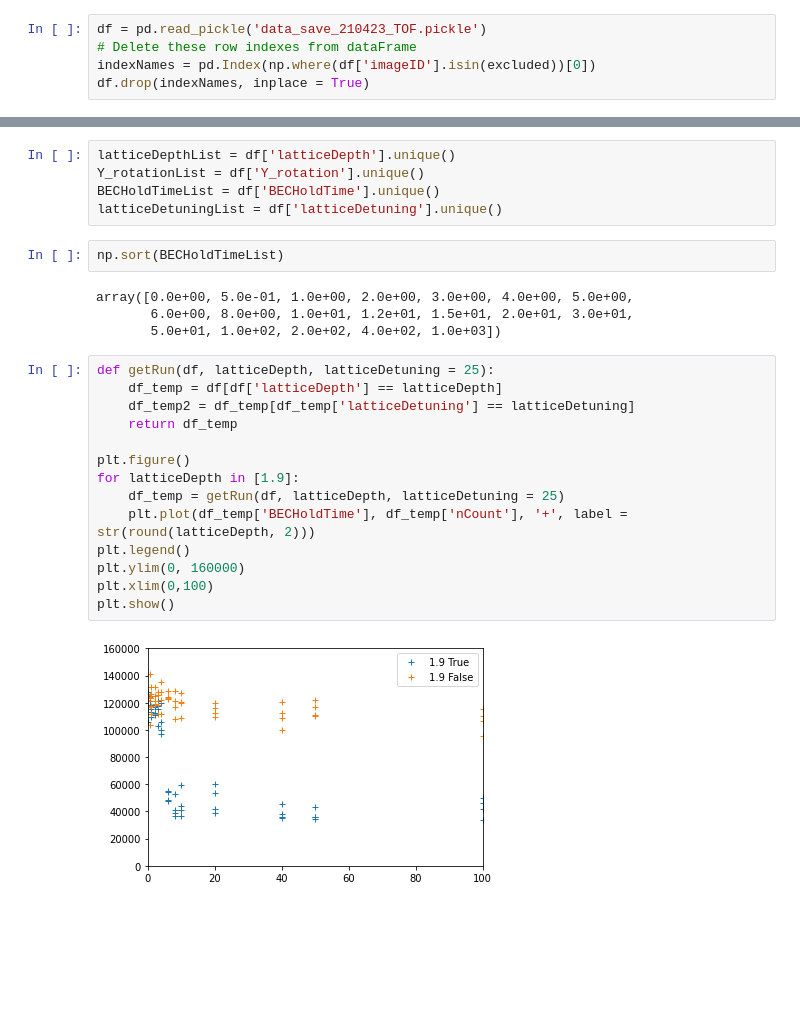
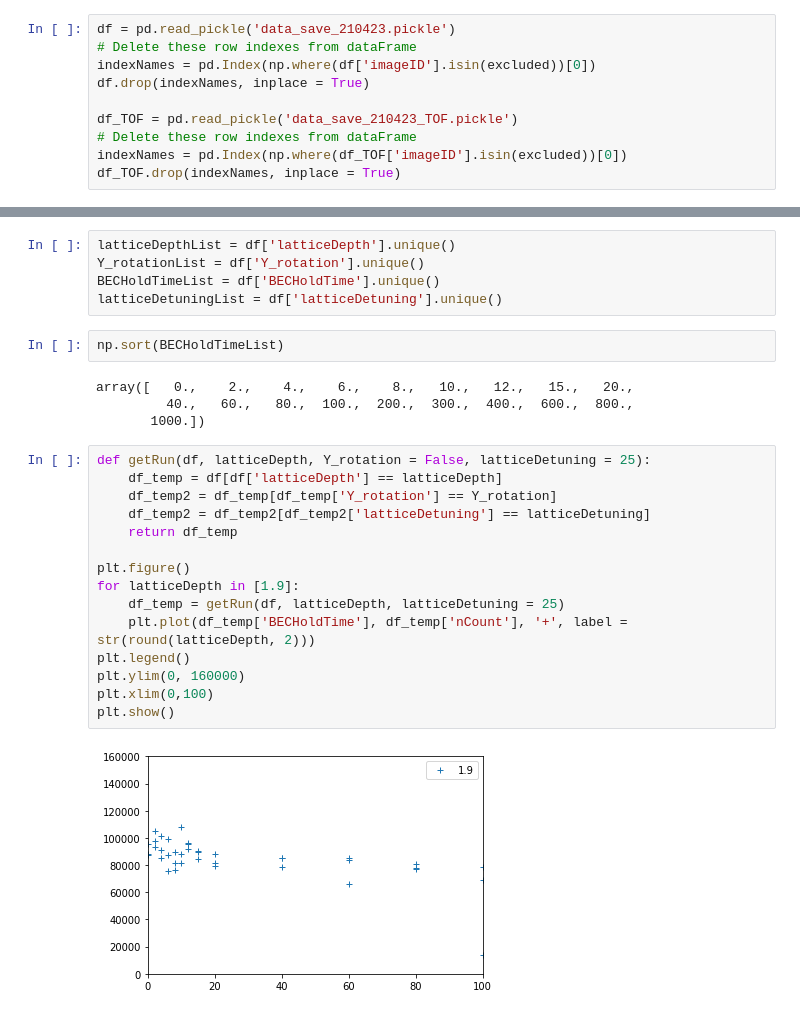
Before and after one commit to barralp/dypole-lattice, a Jupyter notebook: fitting/v2/Data_fitting-3b_210423.ipynb, the cells around one changed output, grey strips where cells are left out. Cells and saved outputs as stored; diff of their text form; blank space fills up the shorter version.

```diff
--- a/fitting/v2/Data_fitting-3b_210423.ipynb
+++ b/fitting/v2/Data_fitting-3b_210423.ipynb
@@ -38,5 +40,10 @@ df_TOF.to_pickle('data_save_210423_TOF.pickle')
 # %%
-df = pd.read_pickle('data_save_210423_TOF.pickle')
+df = pd.read_pickle('data_save_210423.pickle')
 # Delete these row indexes from dataFrame
 indexNames = pd.Index(np.where(df['imageID'].isin(excluded))[0])
 df.drop(indexNames, inplace = True)
+
+df_TOF = pd.read_pickle('data_save_210423_TOF.pickle')
+# Delete these row indexes from dataFrame
+indexNames = pd.Index(np.where(df_TOF['imageID'].isin(excluded))[0])
+df_TOF.drop(indexNames, inplace = True)
@@ -64,24 +71,25 @@ latticeDetuningList = df['latticeDetuning'].unique()
 # %%
 np.sort(BECHoldTimeList)
 # %% [output]
-array([0.0e+00, 5.0e-01, 1.0e+00, 2.0e+00, 3.0e+00, 4.0e+00, 5.0e+00,
-       6.0e+00, 8.0e+00, 1.0e+01, 1.2e+01, 1.5e+01, 2.0e+01, 3.0e+01,
-       5.0e+01, 1.0e+02, 2.0e+02, 4.0e+02, 1.0e+03])
+array([   0.,    2.,    4.,    6.,    8.,   10.,   12.,   15.,   20.,
+         40.,   60.,   80.,  100.,  200.,  300.,  400.,  600.,  800.,
+       1000.])
 # %%
-def getRun(df, latticeDepth, latticeDetuning = 25):
+def getRun(df, latticeDepth, Y_rotation = False, latticeDetuning = 25):
     df_temp = df[df['latticeDepth'] == latticeDepth]
-    df_temp2 = df_temp[df_temp['latticeDetuning'] == latticeDetuning]
+    df_temp2 = df_temp[df_temp['Y_rotation'] == Y_rotation]
+    df_temp2 = df_temp2[df_temp2['latticeDetuning'] == latticeDetuning]
     return df_temp
 
 plt.figure()
 for latticeDepth in [1.9]:
     df_temp = getRun(df, latticeDepth, latticeDetuning = 25)
     plt.plot(df_temp['BECHoldTime'], df_temp['nCount'], '+', label = str(round(latticeDepth, 2)))
 plt.legend()
 plt.ylim(0, 160000)
 plt.xlim(0,100)
 plt.show()
 # %% [output]
-[figure, old version]
+[figure, new version]
 # %%
 results = []
```
Also changed, not shown: parts of 30 cells of this notebook.
